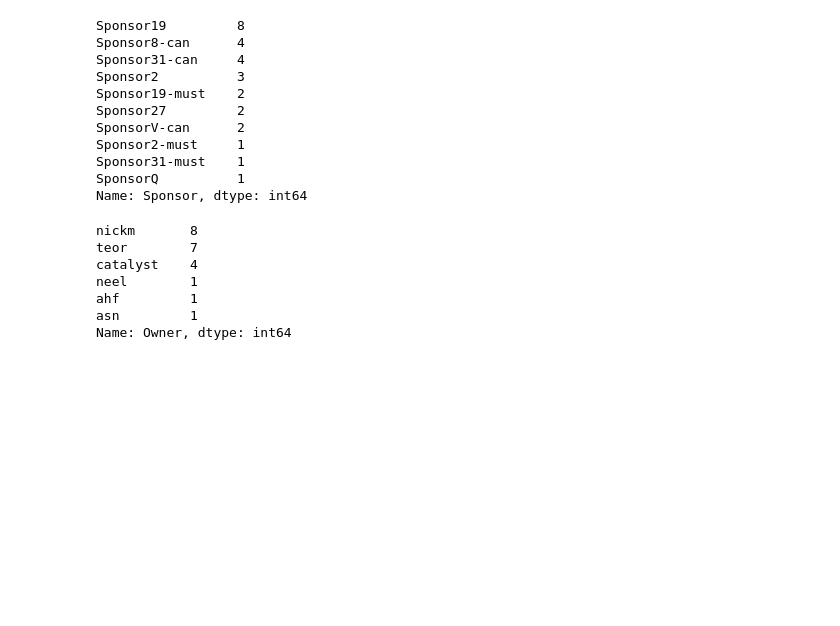
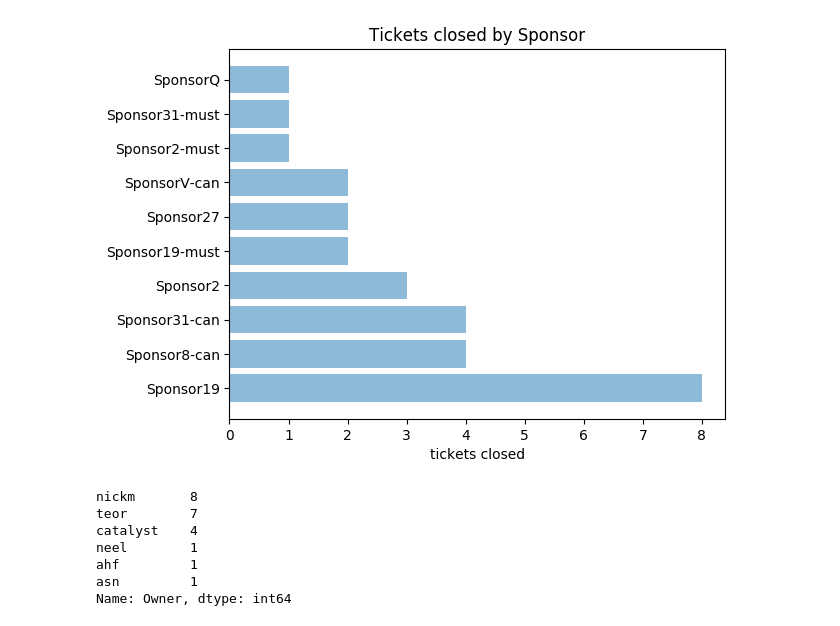
Before and after one commit to gabelula/trac-tor, a Jupyter notebook: 2019AprilCoreTor.ipynb, the cells around one changed output. Cells and saved outputs as stored; diff of their text form; code cells hidden in the pictures; blank space fills up the shorter version.

Commit message:
Update some plots.

```diff
--- a/2019AprilCoreTor.ipynb
+++ b/2019AprilCoreTor.ipynb
@@ -7,20 +8,21 @@ import matplotlib.pyplot as plt
 
 csv_file = pd.read_csv(csv_path)
-# %%
-# which sponsors got ticket closed
-csv_file['Sponsor'].value_counts()
-# %% [output]
-Sponsor19         8
-Sponsor8-can      4
-Sponsor31-can     4
-Sponsor2          3
-Sponsor19-must    2
-Sponsor27         2
-SponsorV-can      2
-Sponsor2-must     1
-Sponsor31-must    1
-SponsorQ          1
-Name: Sponsor, dtype: int64
+# %%
+# which sponsors got ticket closed
+sponsors_by_tickets_closed = csv_file['Sponsor'].value_counts()
+
+objects = tuple(sponsors_by_tickets_closed.keys())
+y_pos = np.arange(len(objects))
+performance = list(sponsors_by_tickets_closed)
+
+plt.barh(y_pos, performance, align='center', alpha=0.5)
+plt.yticks(y_pos, objects)
+plt.xlabel('tickets closed')
+plt.title('Tickets closed by Sponsor')
+
+plt.show()
+# %% [output]
+[figure, added]
 # %%
 # who closed tickets
 csv_file['Owner'].value_counts()
```
Also changed, not shown: parts of 6 cells of this notebook.
